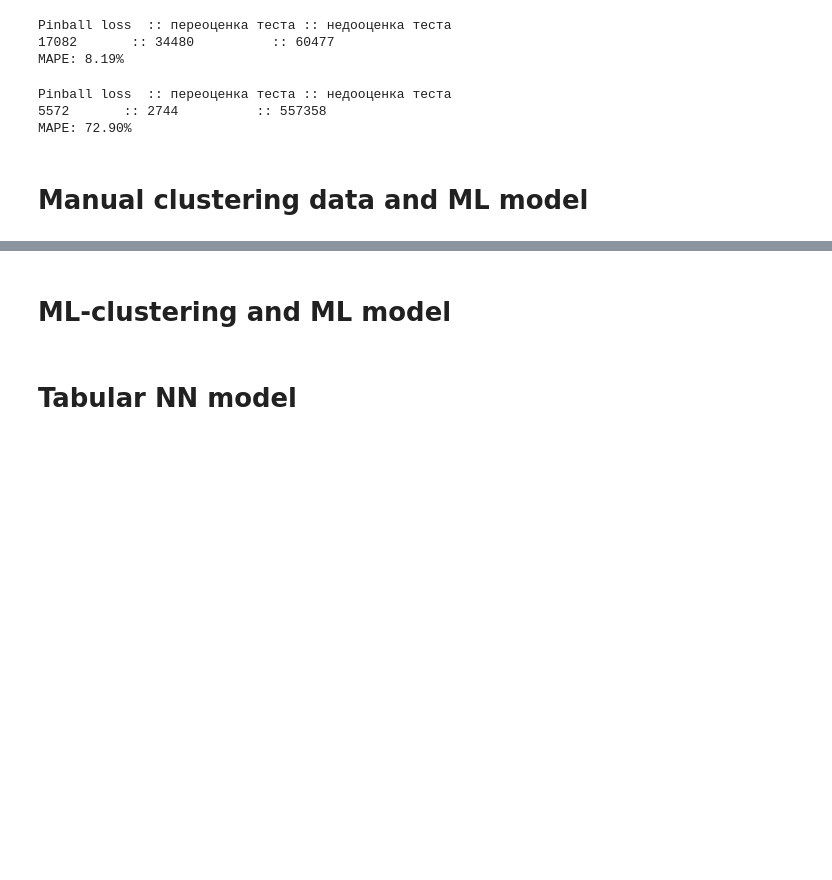
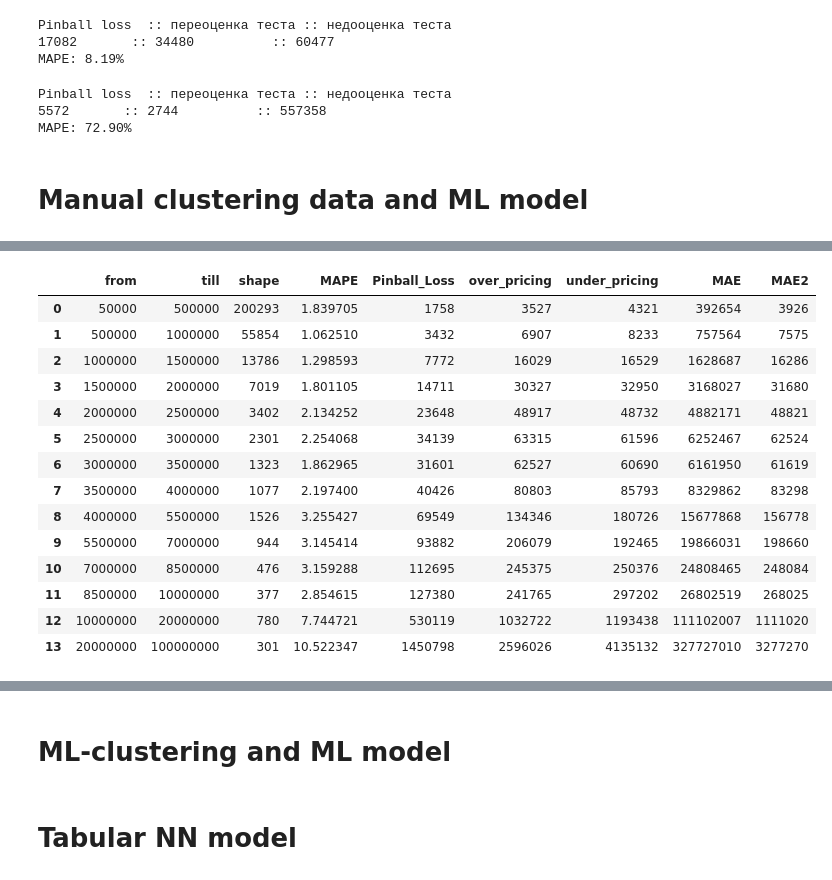
Before and after one commit to SeregeiKroupen/SF, a Jupyter notebook: final_project/Final_project_ML.ipynb, the cells around one changed output, grey strips where cells are left out. Drawn from its saved outputs; the diff is of its cells as text; code cells hidden in the pictures; blank space fills up the shorter version.

```diff
--- a/final_project/Final_project_ML.ipynb
+++ b/final_project/Final_project_ML.ipynb
@@ -72,7 +74,7 @@ def mae(y_true, y_pred):
     """
     function to calculate Mean Absolute Error
     """
-    return np.mean(np.abs(y_pred-y_true))*100
+    return np.mean(np.abs(y_pred-y_true))
 
 results = pd.DataFrame()
 def mpl(alpha=0.5):
@@ -357,2 +383,59 @@ MAPE: 72.90%
+# %%
+metrics_result=[]
+tail = 50000
+for head in tqdm(l1):
+    mask = (data[TARGET]>tail)&(data[TARGET]<=head)
+    qtty = data[mask].shape[0]
+
+    x = data[mask].drop([TARGET], axis=1)
+    y = np.log(data[mask][TARGET])
+    encoder = ce.TargetEncoder()
+    encoder.fit(x, y)
+    x = encoder.transform(x)
+    x_train, x_test, y_train, y_test = train_test_split(x, y, test_size=0.2, shuffle=True, random_state=SEED)
+
+    model = CatBoostRegressor(iterations = 5000, random_seed = SEED)
+    model.fit(x_train, y_train, verbose_eval=0)
+    y_true = np.exp(y_test)
+    predict = np.exp(model.predict(x_test))
+
+    if not results.empty:
+        results.drop(columns=results.columns, inplace=True)
+    results = x_test.copy()
+    results['y_test'] = np.exp(y_test)
+    results['predict'] = predict.astype('int64')
+
+    mpl_value, p, avg_under_test, avg_upper_test = mpl(alpha=0.01)
+    mape_value, mae_value = mape(y_true, predict), mae(y_true, predict)
+    mae_s = mean_absolute_error(y_true, predict)
+
+    values = [tail,head,qtty, mape_value, mpl_value, avg_upper_test, avg_under_test, mae_value, mae_s]
+    metrics_result.append(values)
+
+    tail = head
+
+col = ['from', 'till', 'shape', 'MAPE', 'Pinball_Loss', 'over_pricing', 'under_pricing', 'MAE', 'MAE2']
+metrics_result=pd.DataFrame(data=metrics_result, columns=col)
+metrics_result[['Pinball_Loss', 'over_pricing', 'under_pricing','MAE']]=metrics_result[['Pinball_Loss', 'over_pricing', 'under_pricing','MAE']].astype(int)
+# %%
+metrics_result.MAE2 = metrics_result.MAE2.astype(int)
+# %%
+metrics_result
+# %% [output]
+|  | from | till | shape | MAPE | Pinball_Loss | over_pricing | under_pricing | MAE | MAE2 |
+| 0 | 50000 | 500000 | 200293 | 1.839705 | 1758 | 3527 | 4321 | 392654 | 3926 |
+| 1 | 500000 | 1000000 | 55854 | 1.062510 | 3432 | 6907 | 8233 | 757564 | 7575 |
+| 2 | 1000000 | 1500000 | 13786 | 1.298593 | 7772 | 16029 | 16529 | 1628687 | 16286 |
+| 3 | 1500000 | 2000000 | 7019 | 1.801105 | 14711 | 30327 | 32950 | 3168027 | 31680 |
+| 4 | 2000000 | 2500000 | 3402 | 2.134252 | 23648 | 48917 | 48732 | 4882171 | 48821 |
+| 5 | 2500000 | 3000000 | 2301 | 2.254068 | 34139 | 63315 | 61596 | 6252467 | 62524 |
+| 6 | 3000000 | 3500000 | 1323 | 1.862965 | 31601 | 62527 | 60690 | 6161950 | 61619 |
+| 7 | 3500000 | 4000000 | 1077 | 2.197400 | 40426 | 80803 | 85793 | 8329862 | 83298 |
+| 8 | 4000000 | 5500000 | 1526 | 3.255427 | 69549 | 134346 | 180726 | 15677868 | 156778 |
+| 9 | 5500000 | 7000000 | 944 | 3.145414 | 93882 | 206079 | 192465 | 19866031 | 198660 |
+| 10 | 7000000 | 8500000 | 476 | 3.159288 | 112695 | 245375 | 250376 | 24808465 | 248084 |
+| 11 | 8500000 | 10000000 | 377 | 2.854615 | 127380 | 241765 | 297202 | 26802519 | 268025 |
+| 12 | 10000000 | 20000000 | 780 | 7.744721 | 530119 | 1032722 | 1193438 | 111102007 | 1111020 |
+| 13 | 20000000 | 100000000 | 301 | 10.522347 | 1450798 | 2596026 | 4135132 | 327727010 | 3277270 |
 # %%
 till, up = 50_000, 500_000
```
Also changed, not shown: parts of 20 cells of this notebook, 5 other files.
